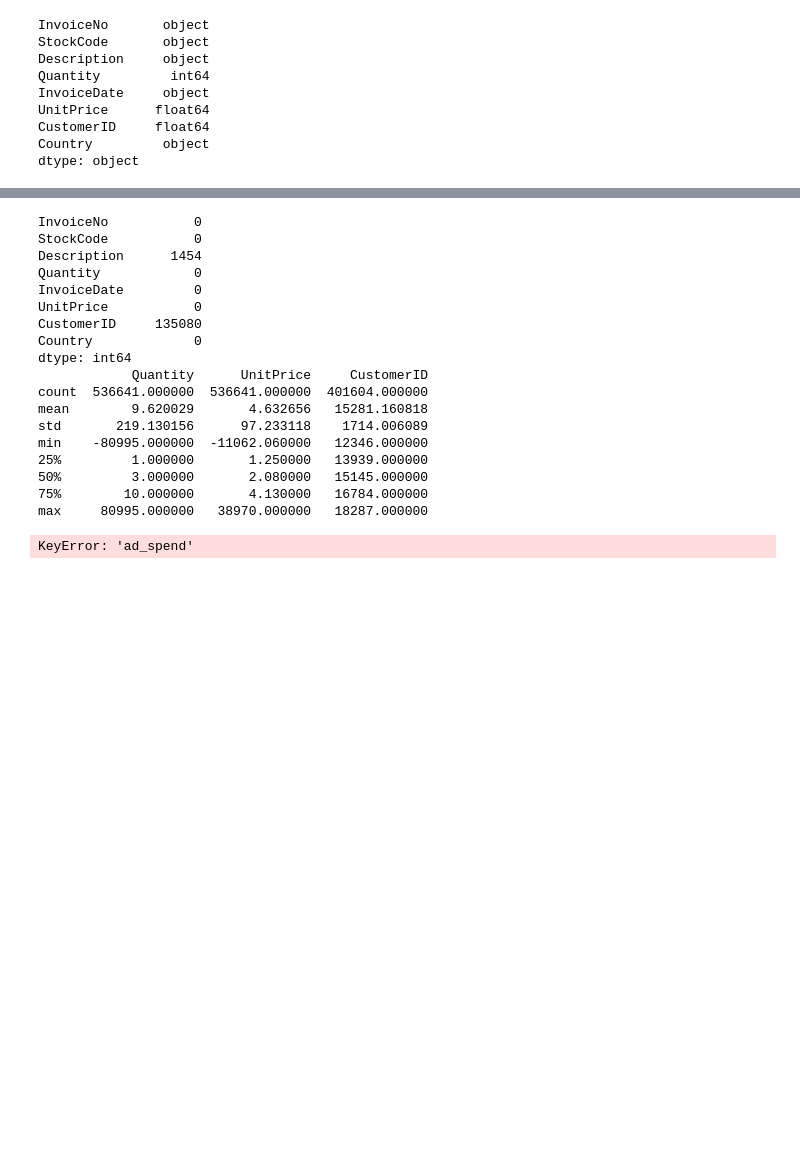
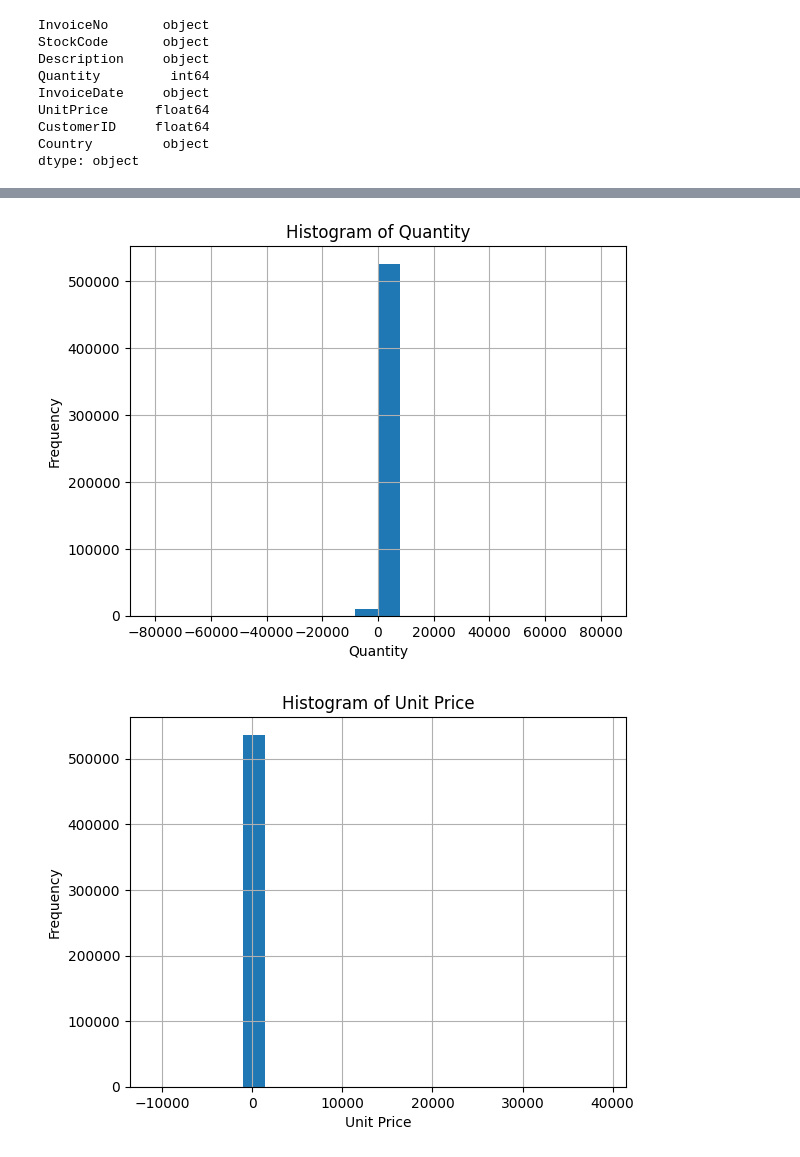
Before and after one commit to Fifithameera/project, a Jupyter notebook: python/EDA/test.ipynb, the cells around one changed output, grey strips where cells are left out. Saved outputs shown, nothing was run; the diff lists cells and outputs as text; code cells hidden in the pictures; blank space fills up the shorter version.

```diff
--- a/python/EDA/test.ipynb
+++ b/python/EDA/test.ipynb
@@ -144,52 +93,21 @@ data['Description'].value_counts().head(10).plot(kind='bar')
-# %%
-# Import libraries
-import pandas as pd
-import seaborn as sns
-import matplotlib.pyplot as plt
-
-# Load dataset
-data = pd.read_csv(r'C:\\Users\\fifit\\OneDrive\\Desktop\\data.csv', encoding='ISO-8859-1')
-
-# 1. Data Cleaning
-print(data.isnull().sum())  # Check missing values
-data = data.drop_duplicates()  # Remove duplicates
-
-# 2. Summary statistics
-print(data.describe())  # Summary of numerical columns
-
-# 3. Univariate analysis
-data['ad_spend'].hist()  # Histogram for ad spend
-plt.show()
-
-# 4. Bivariate analysis
-data.plot.scatter(x='ad_spend', y='conversions')  # Scatter plot of spend vs conversions
-plt.show()
-
-# 5. Correlation matrix
-corr_matrix = data.corr()
-sns.heatmap(corr_matrix, annot=True, cmap='coolwarm')  # Heatmap for correlation
-plt.show()
-
-# 6. Box plot
-sns.boxplot(x='gender', y='ad_spend', data=data)  # Box plot of ad spend by gender
-plt.show()
-# %% [output]
-InvoiceNo           0
-StockCode           0
-Description      1454
-Quantity            0
-InvoiceDate         0
-UnitPrice           0
-CustomerID     135080
-Country             0
-dtype: int64
-            Quantity      UnitPrice     CustomerID
-count  536641.000000  536641.000000  401604.000000
-mean        9.620029       4.632656   15281.160818
-std       219.130156      97.233118    1714.006089
-min    -80995.000000  -11062.060000   12346.000000
-25%         1.000000       1.250000   13939.000000
-50%         3.000000       2.080000   15145.000000
-75%        10.000000       4.130000   16784.000000
-max     80995.000000   38970.000000   18287.000000
-KeyError: 'ad_spend'
+# %%
+data['InvoiceDate'] = pd.to_datetime(data['InvoiceDate'])
+data['Quantity'] = pd.to_numeric(data['Quantity'], errors='coerce')
+data['UnitPrice'] = pd.to_numeric(data['UnitPrice'], errors='coerce')
+# %%
+import matplotlib.pyplot as plt
+
+data['Quantity'].hist(bins=20)
+plt.title('Histogram of Quantity')
+plt.xlabel('Quantity')
+plt.ylabel('Frequency')
+plt.show()
+
+data['UnitPrice'].hist(bins=20)
+plt.title('Histogram of Unit Price')
+plt.xlabel('Unit Price')
+plt.ylabel('Frequency')
+plt.show()
+# %% [output]
+[figure, added]
+[figure, added]
```
Also changed, not shown: parts of 15 cells of this notebook.
